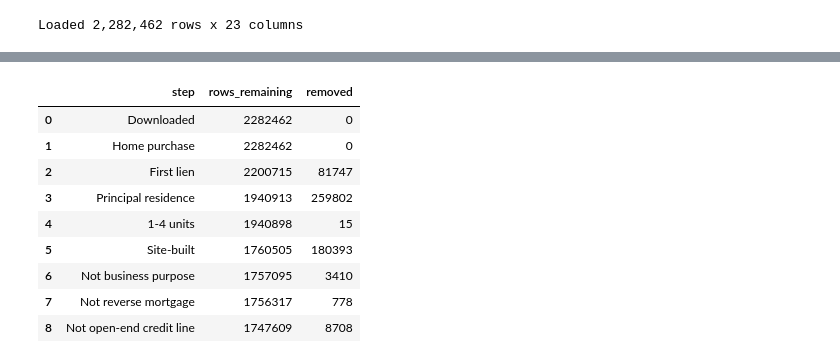
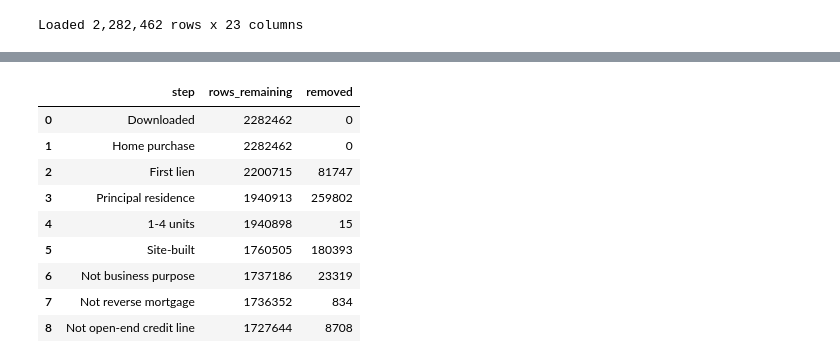
Before and after one commit to NissyHavilah/HMDA-mortgage-pricing, a Jupyter notebook: CMSE_HMDA_data_preparation_steps_notebook_1.ipynb, the cells around one changed output, grey strips where cells are left out. Drawn from its saved outputs; the diff is of its cells as text; code cells hidden in the pictures.

```diff
--- a/CMSE_HMDA_data_preparation_steps_notebook_1.ipynb
+++ b/CMSE_HMDA_data_preparation_steps_notebook_1.ipynb
@@ -60,11 +53,11 @@ Each CSV is converted once to **parquet**, a compressed format that loads much f
 - States already converted are skipped.
 # %%
-for state in STATES:
+for state in states_chosen:
     csv_file = PROJECT_DIR / f"loan_purposes_1_state_{state}.csv"
-    parquet_file = RAW_DIR / f"hmda_{YEAR}_{state}_purchase.parquet"
+    parquet_file = RAW_DIR / f"hmda_{year}_{state}_purchase.parquet"
 
     if parquet_file.exists():
-        print(state, "already converted")
+        print(state, " is already converted")
         continue
 
     # Read every column as text so codes like "NA" and "Exempt" stay as they are
@@ -129,23 +112,23 @@ Of about 99 columns, only these 15 are loaded (plus 8 used only for filtering in
 # %%
-FILTER_COLS = ["loan_purpose", "lien_status", "occupancy_type", "total_units",
+filter_columns = ["loan_purpose", "lien_status", "occupancy_type", "total_units",
                "construction_method", "business_or_commercial_purpose",
                "reverse_mortgage", "open-end_line_of_credit"]
 
-KEEP_COLS = [
-    "state_code", "action_taken", "loan_type",           # where, outcome, loan program
-    "interest_rate", "rate_spread", "total_loan_costs",  # the prices we explain
-    "loan_amount", "loan_to_value_ratio", "property_value",  # loan size and down payment
-    "income", "debt_to_income_ratio",                    # borrower finances
-    "loan_term", "intro_rate_period",                    # to keep 30-year fixed loans
-    "interest_only_payment", "balloon_payment",          # to exclude non-standard loans
+my_columns = [
+    "state_code", "action_taken", "loan_type",
+    "interest_rate", "rate_spread", "total_loan_costs",
+    "loan_amount", "loan_to_value_ratio", "property_value",
+    "income", "debt_to_income_ratio",
+    "loan_term", "intro_rate_period",
+    "interest_only_payment", "balloon_payment",
 ]
 
 # Load each state, then stack them into one table
-state_tables = []
-for state in STATES:
-    file = RAW_DIR / f"hmda_{YEAR}_{state}_purchase.parquet"
-    state_tables.append(pd.read_parquet(file, columns=KEEP_COLS + FILTER_COLS, dtype_backend="pyarrow"))
-df = pd.concat(state_tables, ignore_index=True)
+all_states_table = []
+for state in states_chosen:
+    file = RAW_DIR / f"hmda_{year}_{state}_purchase.parquet"
+    all_states_table.append(pd.read_parquet(file, columns=my_columns + filter_columns, dtype_backend="pyarrow"))
+df = pd.concat(all_states_table, ignore_index=True)
 
 print(f"Loaded {len(df):,} rows x {df.shape[1]} columns")
 # %% [output]
@@ -170,31 +146,32 @@ All outcomes (approved, denied, withdrawn) are kept; notebook 02 selects approve
 # %%
 counts = [("Downloaded", len(df))]
 
 df = df[df["loan_purpose"] == "1"];                          counts.append(("Home purchase", len(df)))
 df = df[df["lien_status"] == "1"];                           counts.append(("First lien", len(df)))
 df = df[df["occupancy_type"] == "1"];                        counts.append(("Principal residence", len(df)))
 df = df[df["total_units"].isin(["1", "2", "3", "4"])];       counts.append(("1-4 units", len(df)))
 df = df[df["construction_method"] == "1"];                   counts.append(("Site-built", len(df)))
 
-# 2 = No, 1111 = Exempt (kept, see D4)
-df = df[df["business_or_commercial_purpose"].isin(["2", "1111"])]; counts.append(("Not business purpose", len(df)))
-df = df[df["reverse_mortgage"].isin(["2", "1111"])];               counts.append(("Not reverse mortgage", len(df)))
-df = df[df["open-end_line_of_credit"].isin(["2", "1111"])];        counts.append(("Not open-end credit line", len(df)))
+
+# 2 = No. Exempt (1111) rows are removed because they can't be confirmed as standard loans
+df = df[df["business_or_commercial_purpose"] == "2"]; counts.append(("Not business purpose", len(df)))
+df = df[df["reverse_mortgage"] == "2"];               counts.append(("Not reverse mortgage", len(df)))
+df = df[df["open-end_line_of_credit"] == "2"];        counts.append(("Not open-end credit line", len(df)))
 
 funnel = pd.DataFrame(counts, columns=["step", "rows_remaining"])
 funnel["removed"] = funnel["rows_remaining"].diff().fillna(0).abs().astype(int)
 display(funnel)
 
 # Save the funnel for the app's Data & Preparation page
 funnel.to_csv(PROJECT_DIR / "data" / "funnel_scope.csv", index=False)
 # %% [output]
 |  | step | rows_remaining | removed |
 | 0 | Downloaded | 2282462 | 0 |
 | 1 | Home purchase | 2282462 | 0 |
 | 2 | First lien | 2200715 | 81747 |
 | 3 | Principal residence | 1940913 | 259802 |
 | 4 | 1-4 units | 1940898 | 15 |
 | 5 | Site-built | 1760505 | 180393 |
-| 6 | Not business purpose | 1757095 | 3410 |
-| 7 | Not reverse mortgage | 1756317 | 778 |
-| 8 | Not open-end credit line | 1747609 | 8708 |
+| 6 | Not business purpose | 1737186 | 23319 |
+| 7 | Not reverse mortgage | 1736352 | 834 |
+| 8 | Not open-end credit line | 1727644 | 8708 |
```
Also changed, not shown: parts of 13 cells of this notebook, 2 other files.
